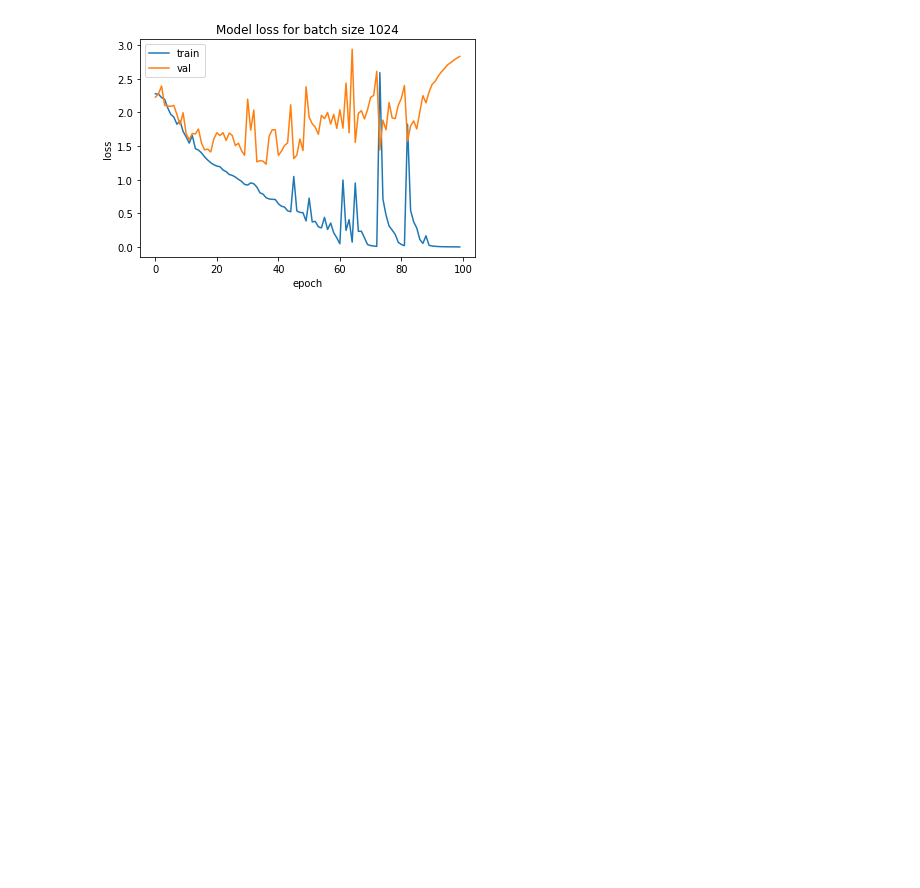
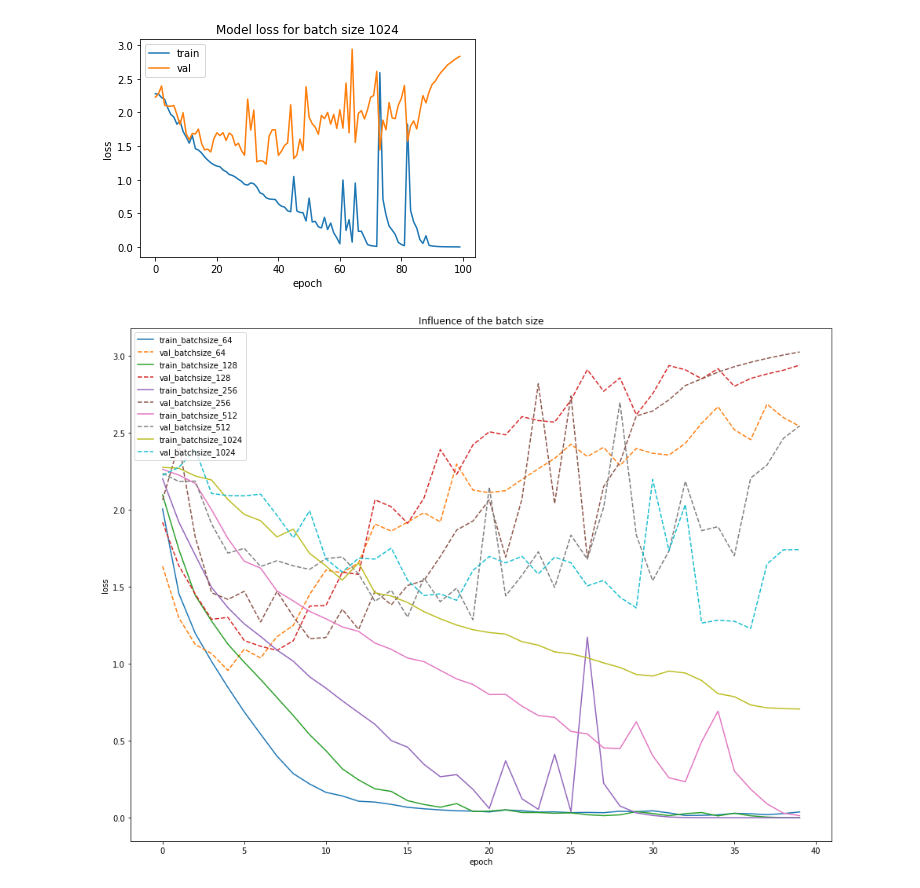
Before and after one commit to BWallyn/Optimization_DL, a Jupyter notebook: notebooks/Visualization_models.ipynb, the cells around one changed output. Cells and saved outputs as stored; diff of their text form; code cells hidden in the pictures; blank space fills up the shorter version.

```diff
--- a/notebooks/Visualization_models.ipynb
+++ b/notebooks/Visualization_models.ipynb
@@ -225,3 +233,26 @@ plt.legend(['train', 'val'], loc='upper left')
 plt.show()
 # %% [output]
 [figure]
+# %%
+# Batch size influence
+plt.figure(figsize=(16,12))
+plt.plot(history_sgd_ba_64['loss'])
+plt.plot(history_sgd_ba_64['val_loss'], '--')
+plt.plot(history_sgd_ba_128['loss'])
+plt.plot(history_sgd_ba_128['val_loss'], '--')
+plt.plot(history_sgd_ba_256['loss'])
+plt.plot(history_sgd_ba_256['val_loss'], '--')
+plt.plot(history_sgd_ba_512['loss'])
+plt.plot(history_sgd_ba_512['val_loss'], '--')
+plt.plot(history_sgd_ba_1024['loss'][:40])
+plt.plot(history_sgd_ba_1024['val_loss'][:40], '--')
+plt.title('Influence of the batch size')
+plt.ylabel('loss')
+plt.xlabel('epoch')
+plt.legend(['train_batchsize_64', 'val_batchsize_64', 'train_batchsize_128', 'val_batchsize_128',
+           'train_batchsize_256', 'val_batchsize_256', 'train_batchsize_512', 'val_batchsize_512',
+           'train_batchsize_1024', 'val_batchsize_1024'],
+           loc='upper left')
+plt.show()
+# %% [output]
+[figure, added]
```
Also changed, not shown: parts of 77 cells of this notebook, 32 other files.
